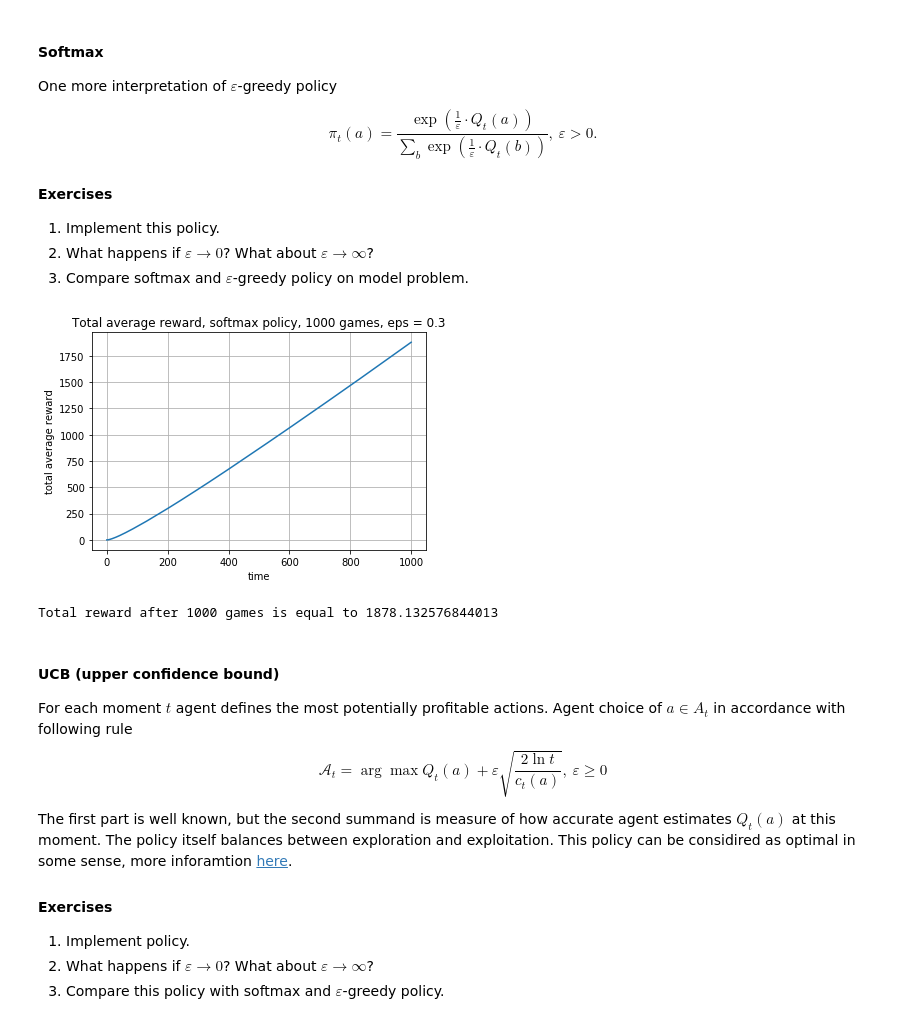
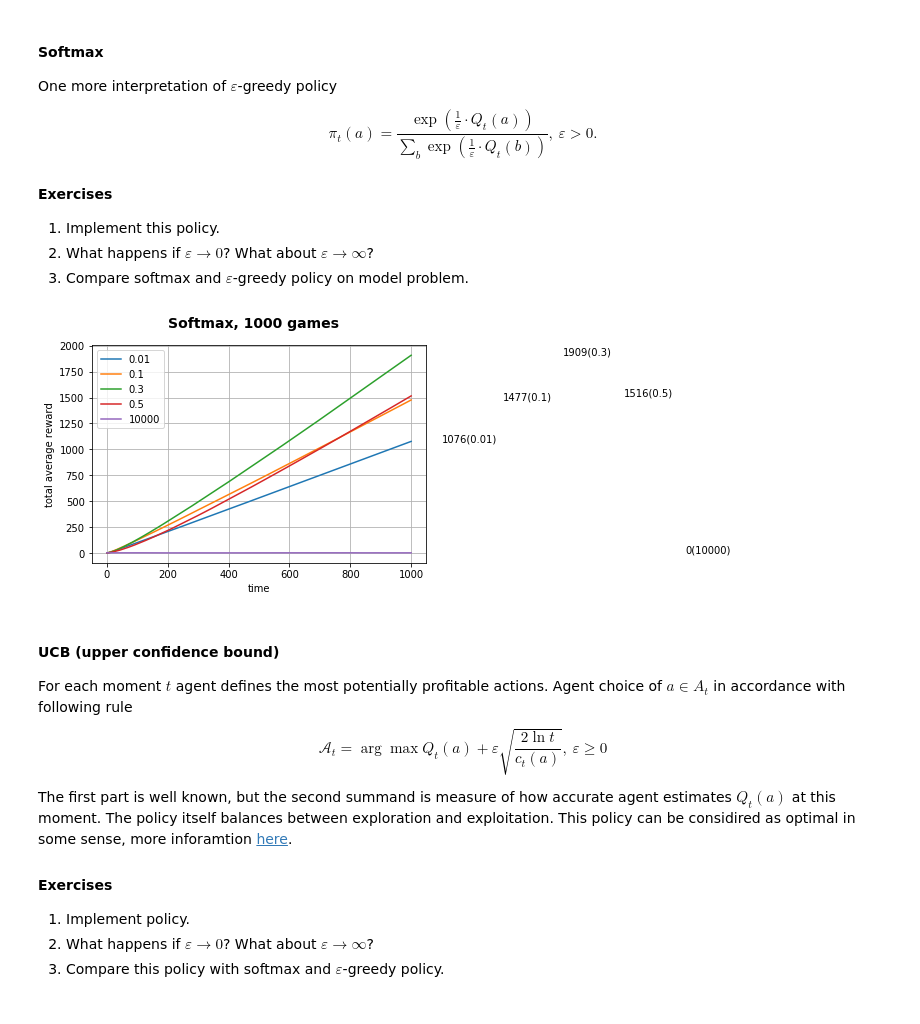
Before and after one commit to birshert/Darin, a Jupyter notebook: labs_/Birshert Alexey DARIN LAB-4.ipynb, the cells around one changed output. Drawn from its saved outputs; the diff is of its cells as text; code cells hidden in the pictures.

```diff
--- a/labs_/Birshert Alexey DARIN LAB-4.ipynb
+++ b/labs_/Birshert Alexey DARIN LAB-4.ipynb
@@ -89,6 +89,8 @@ class Automats():
         self.b = [] # automats themselves
         self.r = [] # and their average reward
         self.c = []
+        self.avg = 0.0
+        self.time = 0
 
         for i in range(number):
             self.b.append(Automat(np.random.normal(self.m, self.s), sigma))
@@ -98,6 +100,8 @@ class Automats():
     def reward(self, action):
         r = self.b[action].reward() # get reward for action
         self.c[action] += 1
+        self.time += 1
+        self.avg = (self.avg * (self.time - 1) + r) / self.time
 
         self.r[action] = (self.r[action] * (self.b[action].c - 1) + r) / self.b[action].c # count new average reward for action
 
@@ -203,10 +226,0 @@ class epsGreedy():
-# %%
-avg_rew_egreedy = np.array([0.0 for i in range(T + 1)])
-
-eps = 0.1
-
-Model = epsGreedy(eps)
-
-for game in range(games_num):
-    curr_rew = Game(Model)
-    avg_rew_egreedy = (avg_rew_egreedy * (game) + curr_rew) / (game + 1)
@@ -263,15 +259,7 @@ for game in range(games_num):
-# %%
-plt.plot(avg_rew_softmax)
-plt.title("Total average reward, softmax policy, " + str(games_num) + " games, eps = " + str(eps))
-plt.xlabel("time")
-plt.ylabel("total average reward")
-plt.grid(True)
-plt.show()
-
-print("Total reward after " + str(games_num) + " games is equal to " + str(avg_rew_softmax[T]))
-# %% [output]
-[figure, removed]
-Total reward after 1000 games is equal to 1878.132576844013
+# %%
+test(Softmax, Game, "Softmax", [0.01, 0.1, 0.3, 0.5, 10000])
+# %% [output]
+[figure, added]
 # %% [markdown]
 #### UCB (upper confidence bound)
 For each moment $t$ agent defines the most potentially profitable actions. Agent choice of $a \in A_t$ in accordance with following rule
```
Also changed, not shown: parts of 21 cells of this notebook.
